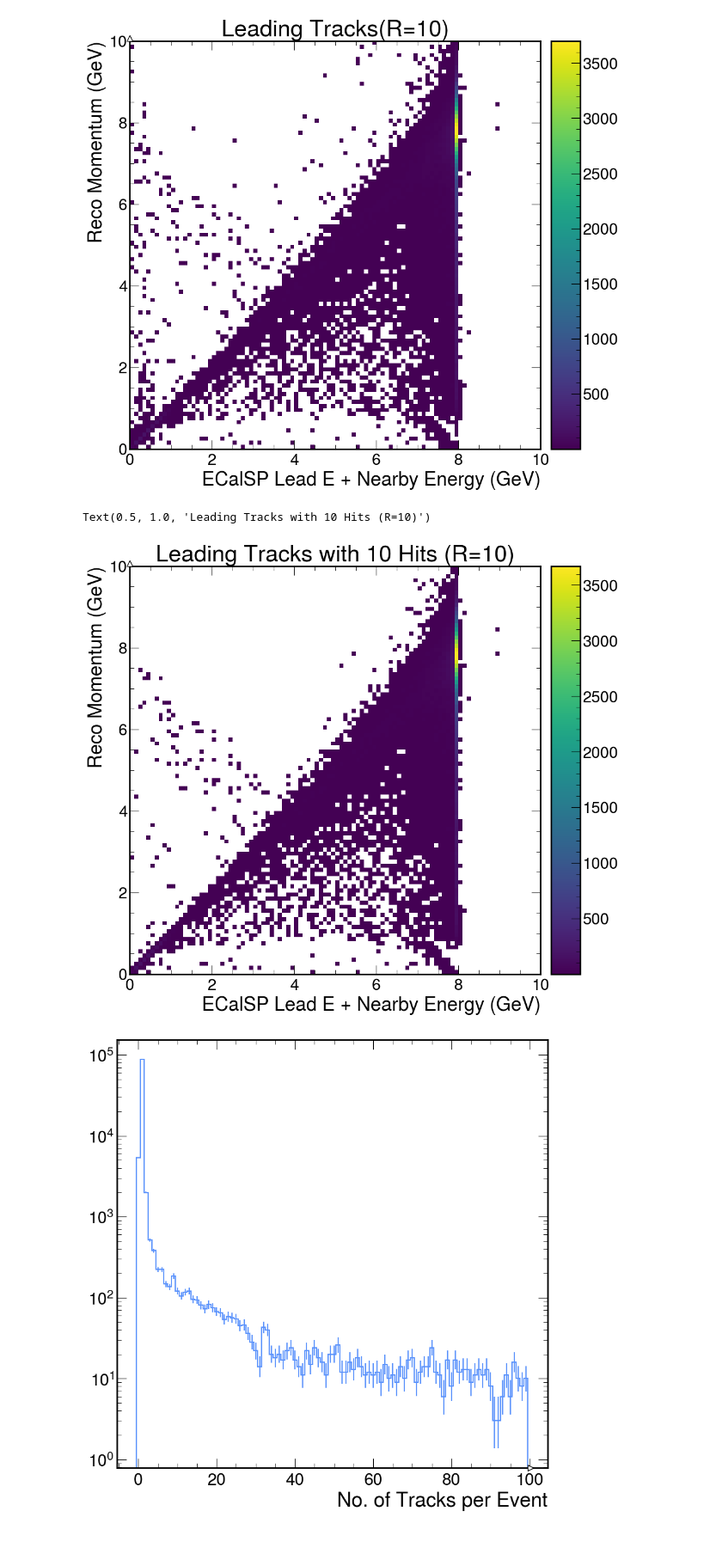
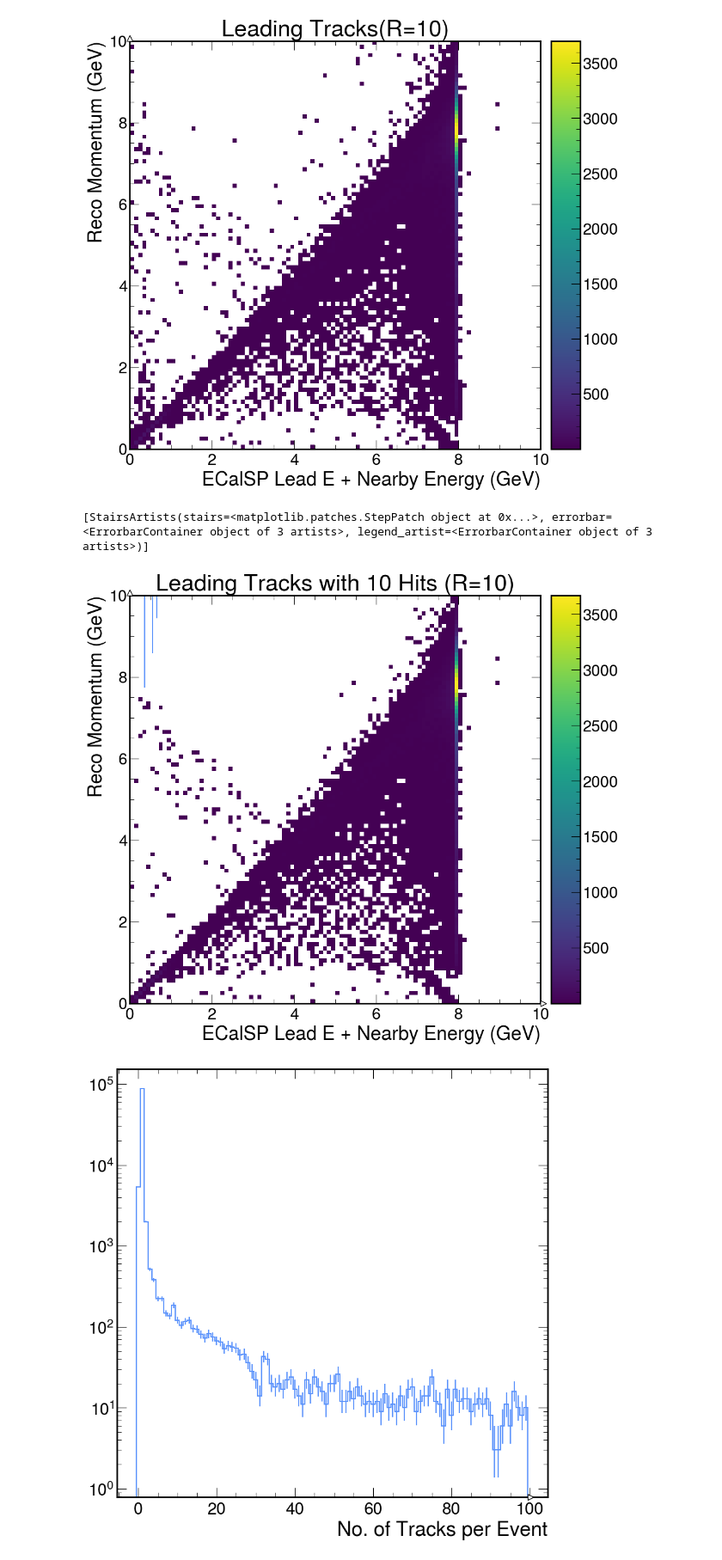
Before and after one commit to rodr1001/my_code, a Jupyter notebook: ldmx/EAT_Tracking/plot-eat-tracking-histograms.ipynb, the cells around one changed output. Shown at 86% size. Drawn from its saved outputs; the diff is of its cells as text; code cells hidden in the pictures.

```diff
--- a/ldmx/EAT_Tracking/plot-eat-tracking-histograms.ipynb
+++ b/ldmx/EAT_Tracking/plot-eat-tracking-histograms.ipynb
@@ -93,14 +186,17 @@ plt.title("Leading Tracks(R=10)")
 Text(0.5, 1.0, 'Leading Tracks(R=10)')
 [figure]
 # %%
-h = f['leadtrk_reco_nhits_10_vs_Lead_E_w_nearby_R10'].to_hist().plot(cmin=1)
+h = f['leadtrk_reco_nhits_10_vs_Lead_E_w_nearby_R10'].to_hist()
+h.plot(cmin=1)
 plt.title("Leading Tracks with 10 Hits (R=10)")
 #plt.xlim(-0.5, 8)
 #plt.yscale("log")
-#plt.savefig("leadtrk_reco_vs_Lead_E_w_nearby.jpg")
+#plt.savefig("leadtrk_reco_vs_Lead_E_w_nearby.j
+
+h[6j::sum,:].plot()
 # %% [output]
-Text(0.5, 1.0, 'Leading Tracks with 10 Hits (R=10)')
+[StairsArtists(stairs=<matplotlib.patches.StepPatch object at 0x...>, errorbar=<ErrorbarContainer object of 3 artists>, legend_artist=<ErrorbarContainer object of 3 artists>)]
-[figure, old version]
+[figure, new version]
 # %%
 h = f['event_tracks'].to_hist().plot()
 #plt.xlim(-0.5, 10)
```
Also changed, not shown: parts of 12 cells of this notebook.
